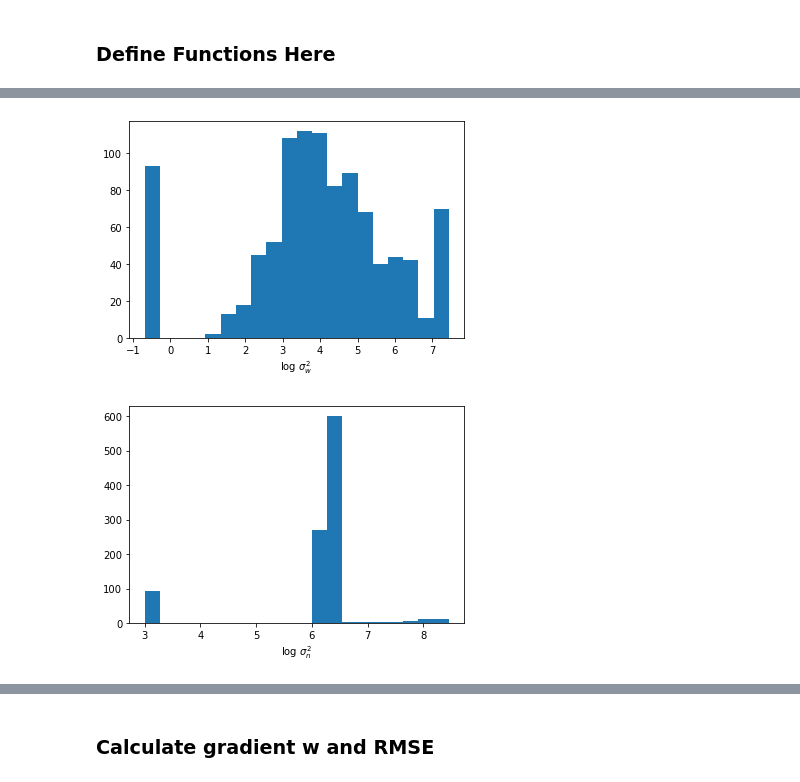
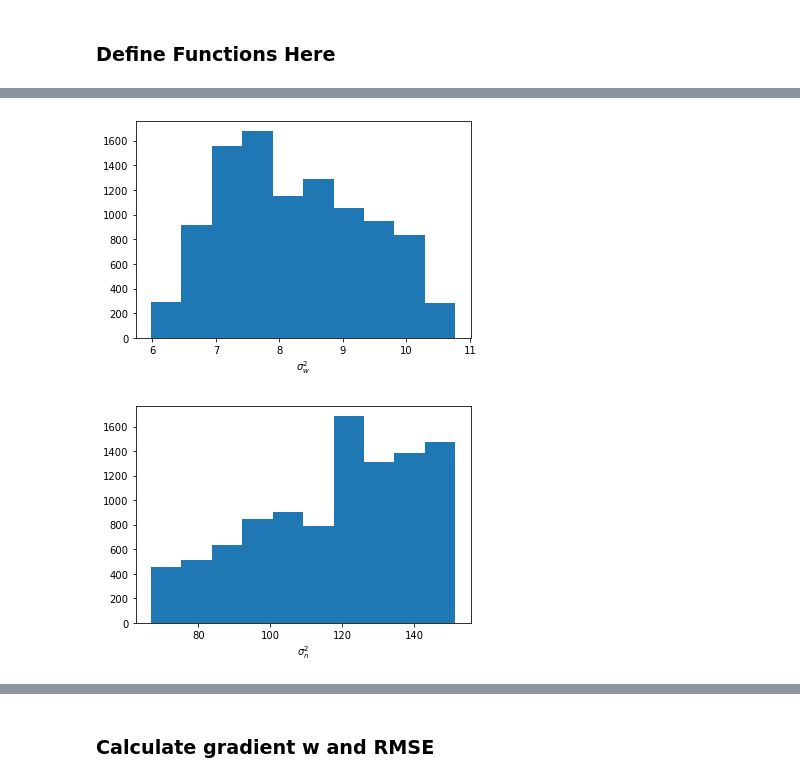
Before and after one commit to jihoonkim888/CM50268-Hamiltonian-Monte-Carlo, a Jupyter notebook: task4.ipynb, the cells around one changed output, grey strips where cells are left out. Saved outputs shown, nothing was run; the diff lists cells and outputs as text; code cells hidden in the pictures.

```diff
--- a/task4.ipynb
+++ b/task4.ipynb
@@ -108,10 +195,10 @@ S.shape
 # %%
-plt.hist(np.log(S[:,0]), bins=20)
-plt.xlabel("log $\sigma_w^2$");
+plt.hist(S[:,-2], bins=10)
+plt.xlabel("$\sigma_w^2$");
 # %% [output]
-[figure, old version]
+[figure, new version]
 # %%
-plt.hist(np.log(S[:,1]), bins=20)
-plt.xlabel("log $\sigma_n^2$");
+plt.hist(S[:,-1], bins=10)
+plt.xlabel("$\sigma_n^2$");
 # %% [output]
-[figure, old version]
+[figure, new version]
```
Also changed, not shown: parts of 21 cells of this notebook, 3 other files.
